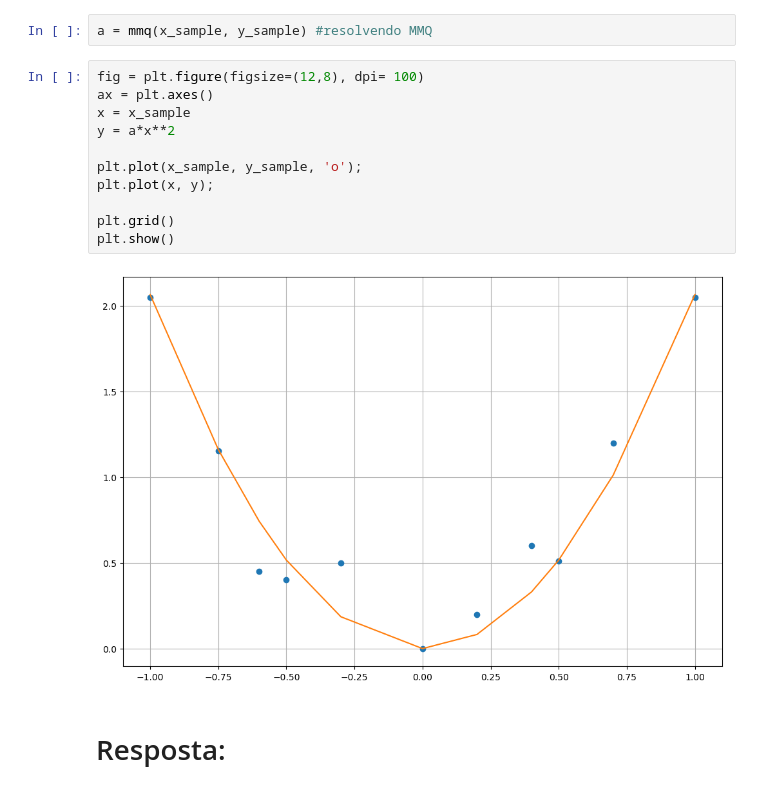
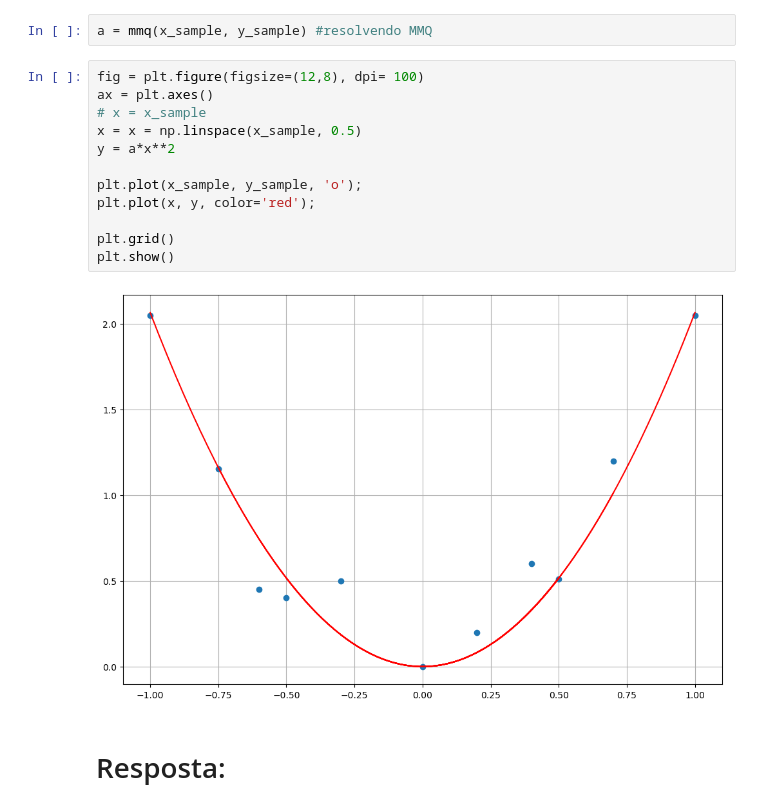
Before and after one commit to victorjean9/Prova-Metodos, a Jupyter notebook: Questao6.ipynb, the cells around one changed output. Saved outputs shown, nothing was run; the diff lists cells and outputs as text.

```diff
--- a/Questao6.ipynb
+++ b/Questao6.ipynb
@@ -43,16 +43,17 @@ a = mmq(x_sample, y_sample) #resolvendo MMQ
 # %%
 fig = plt.figure(figsize=(12,8), dpi= 100)
 ax = plt.axes()
-x = x_sample
+# x = x_sample
+x = x = np.linspace(x_sample, 0.5)
 y = a*x**2
 
 plt.plot(x_sample, y_sample, 'o');
-plt.plot(x, y);
+plt.plot(x, y, color='red');
 
 plt.grid()
 plt.show()
 # %% [output]
-[figure, old version]
+[figure, new version]
 # %% [markdown]
 # Resposta:
 # %%
```
